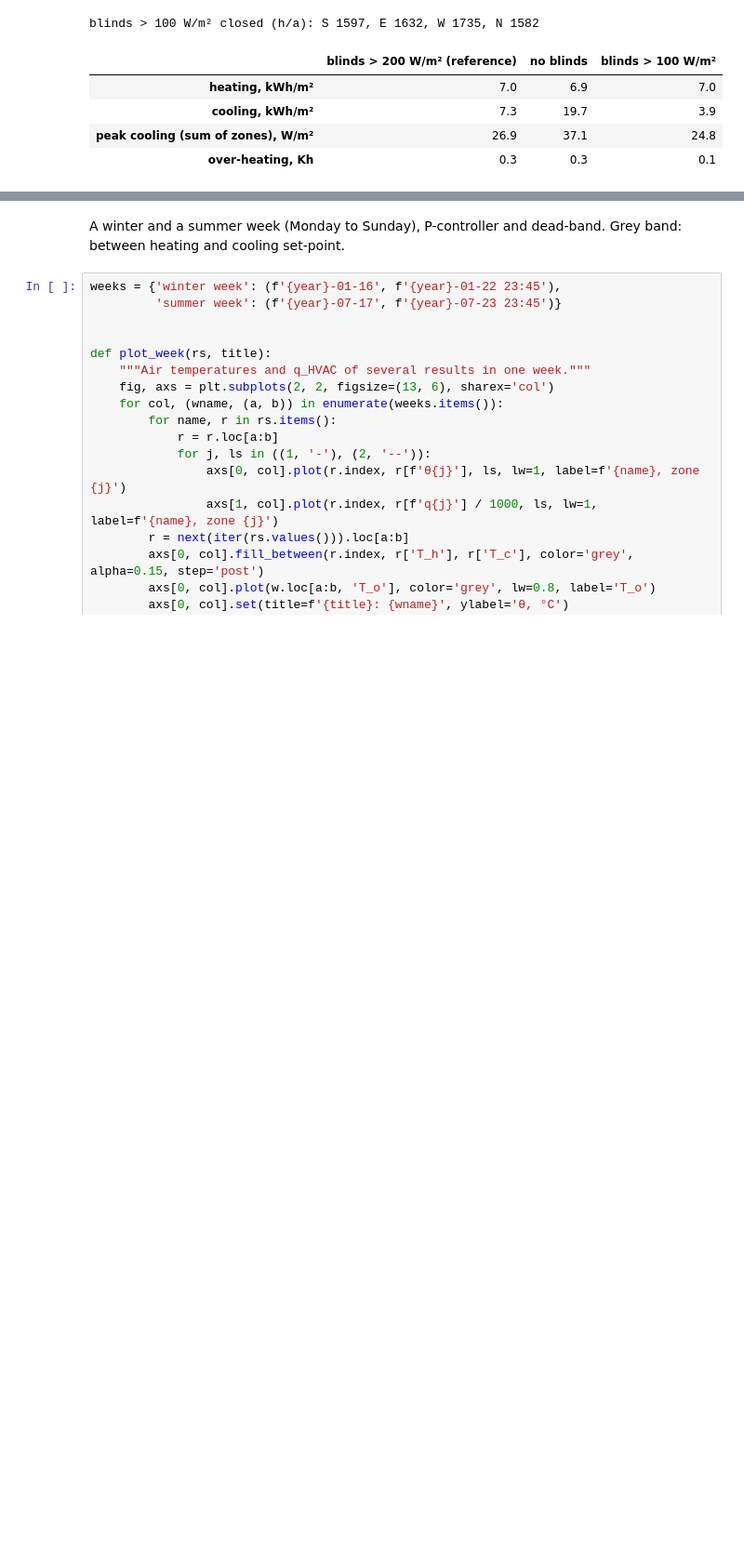
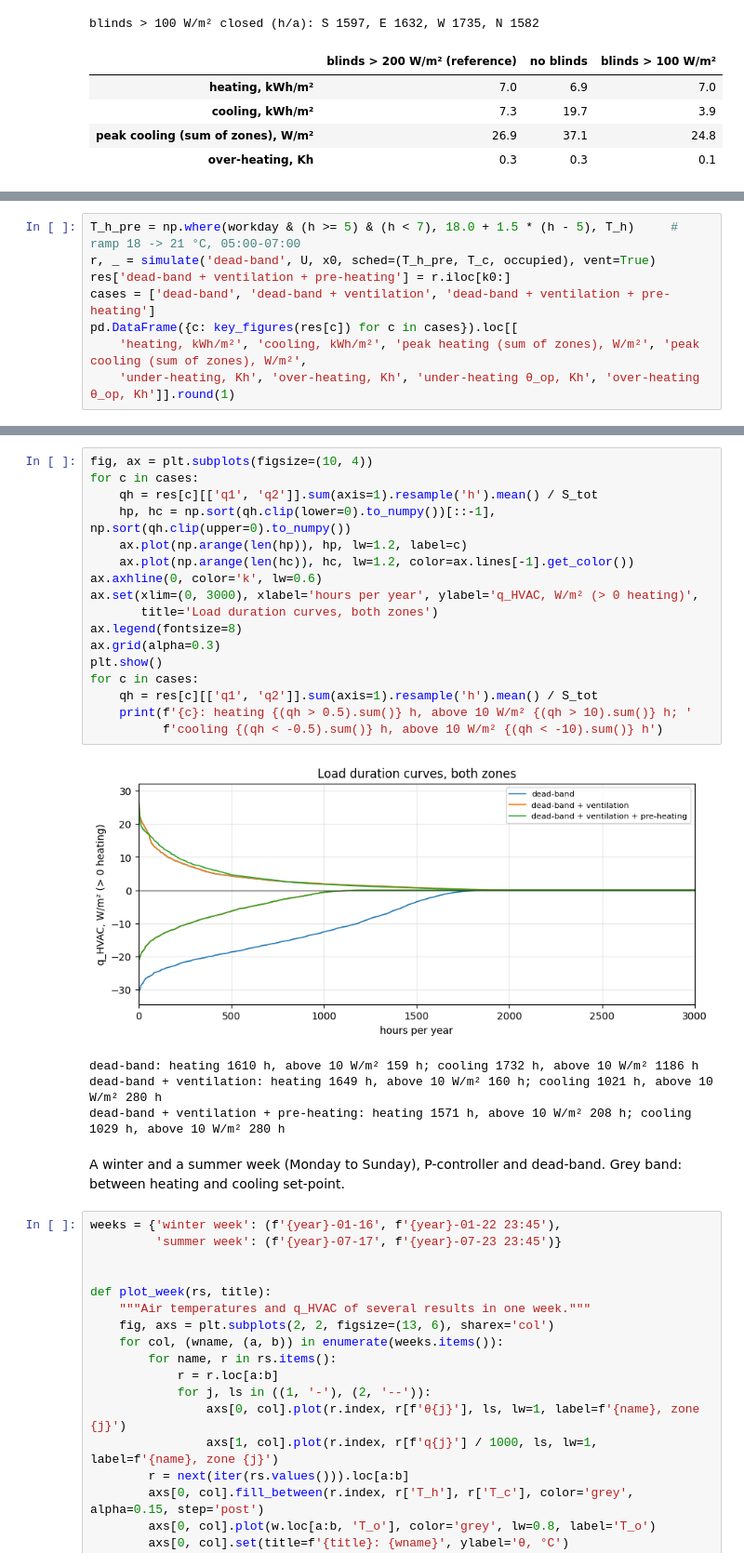
Before and after one commit to valPaga/eva-ce4ib-report, a Jupyter notebook: Assignment4_Weather.ipynb, the cells around one changed output, grey strips where cells are left out. Shown at 93% size. Drawn from its saved outputs; the diff is of its cells as text; blank space fills up the shorter version.

```diff
--- a/Assignment4_Weather.ipynb
+++ b/Assignment4_Weather.ipynb
@@ -492,0 +515,8 @@ blinds > 100 W/m² closed (h/a): S 1597, E 1632, W 1735, N 1582
+# %%
+T_h_pre = np.where(workday & (h >= 5) & (h < 7), 18.0 + 1.5 * (h - 5), T_h)     # ramp 18 -> 21 °C, 05:00-07:00
+r, _ = simulate('dead-band', U, x0, sched=(T_h_pre, T_c, occupied), vent=True)
+res['dead-band + ventilation + pre-heating'] = r.iloc[k0:]
+cases = ['dead-band', 'dead-band + ventilation', 'dead-band + ventilation + pre-heating']
+pd.DataFrame({c: key_figures(res[c]) for c in cases}).loc[[
+    'heating, kWh/m²', 'cooling, kWh/m²', 'peak heating (sum of zones), W/m²', 'peak cooling (sum of zones), W/m²',
+    'under-heating, Kh', 'over-heating, Kh', 'under-heating θ_op, Kh', 'over-heating θ_op, Kh']].round(1)
@@ -493,3 +541,25 @@ blinds > 100 W/m² closed (h/a): S 1597, E 1632, W 1735, N 1582
+# %%
+fig, ax = plt.subplots(figsize=(10, 4))
+for c in cases:
+    qh = res[c][['q1', 'q2']].sum(axis=1).resample('h').mean() / S_tot
+    hp, hc = np.sort(qh.clip(lower=0).to_numpy())[::-1], np.sort(qh.clip(upper=0).to_numpy())
+    ax.plot(np.arange(len(hp)), hp, lw=1.2, label=c)
+    ax.plot(np.arange(len(hc)), hc, lw=1.2, color=ax.lines[-1].get_color())
+ax.axhline(0, color='k', lw=0.6)
+ax.set(xlim=(0, 3000), xlabel='hours per year', ylabel='q_HVAC, W/m² (> 0 heating)',
+       title='Load duration curves, both zones')
+ax.legend(fontsize=8)
+ax.grid(alpha=0.3)
+plt.show()
+for c in cases:
+    qh = res[c][['q1', 'q2']].sum(axis=1).resample('h').mean() / S_tot
+    print(f'{c}: heating {(qh > 0.5).sum()} h, above 10 W/m² {(qh > 10).sum()} h; '
+          f'cooling {(qh < -0.5).sum()} h, above 10 W/m² {(qh < -10).sum()} h')
+# %% [output]
+[figure, added]
+dead-band: heating 1610 h, above 10 W/m² 159 h; cooling 1732 h, above 10 W/m² 1186 h
+dead-band + ventilation: heating 1649 h, above 10 W/m² 160 h; cooling 1021 h, above 10 W/m² 280 h
+dead-band + ventilation + pre-heating: heating 1571 h, above 10 W/m² 208 h; cooling 1029 h, above 10 W/m² 280 h
 # %% [markdown]
 A winter and a summer week (Monday to Sunday), P-controller and dead-band. Grey band: between heating and
 cooling set-point.
```
Also changed, not shown: parts of 7 cells of this notebook, 6 other files.
